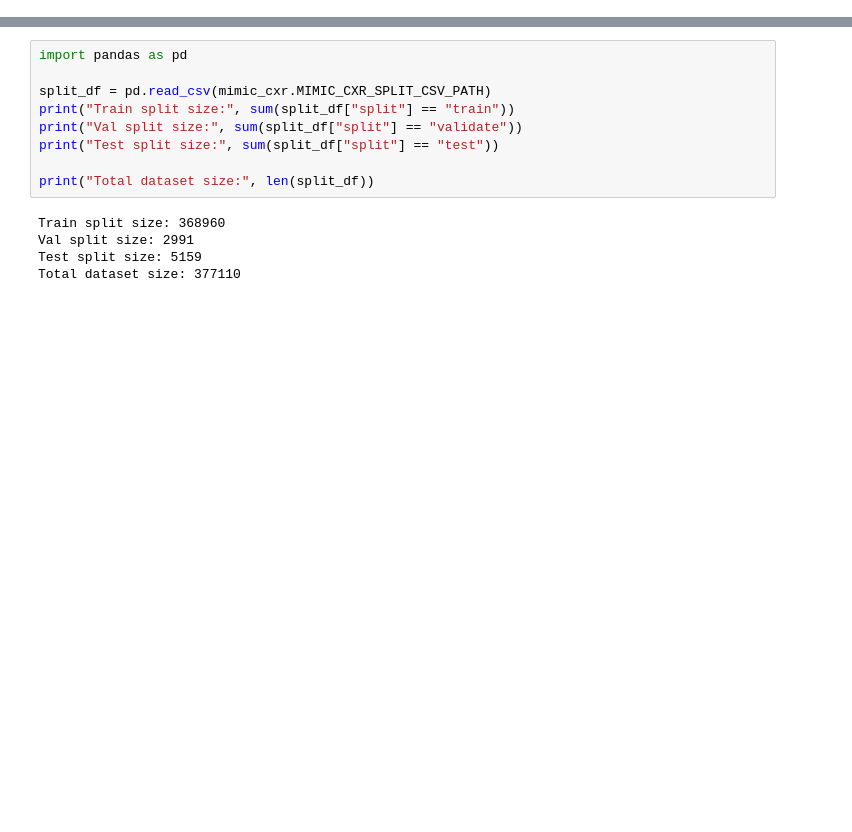
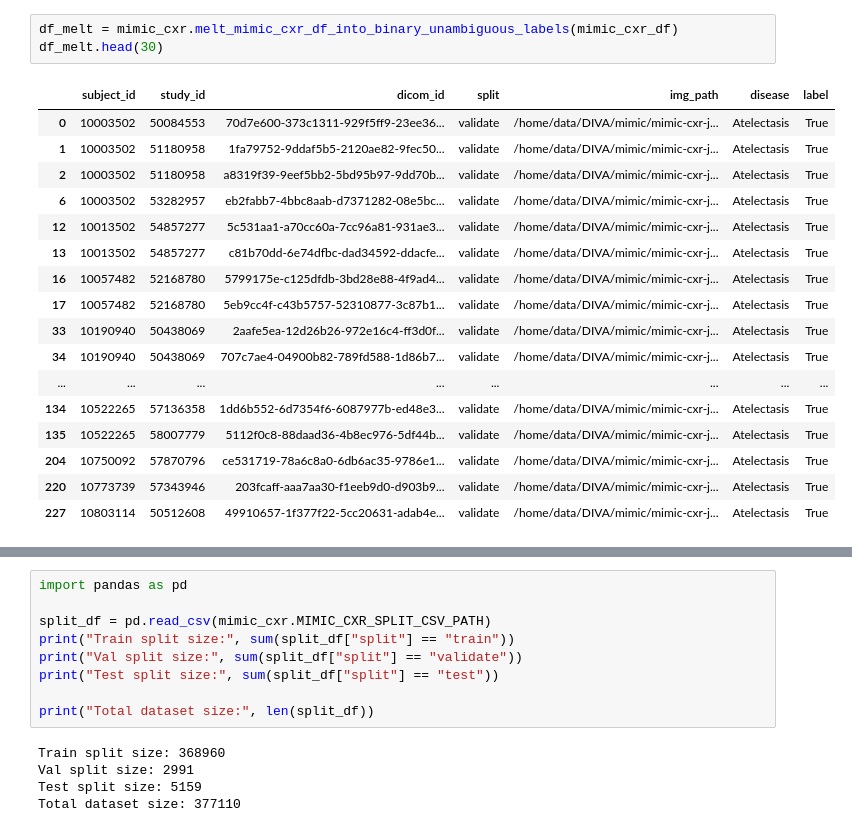
Before and after one commit to onurdenizguler/RewardingVisualDoubt, a Jupyter notebook: examinations/examine_mimic_cxr_dataset.ipynb, the cells around one changed output, grey strips where cells are left out. Drawn from its saved outputs; the diff is of its cells as text; blank space fills up the shorter version.

```diff
--- a/examinations/examine_mimic_cxr_dataset.ipynb
+++ b/examinations/examine_mimic_cxr_dataset.ipynb
@@ -11,3 +17,24 @@ mimic_cxr_df.head()
 | 2 | 10000032 | 53189527 | NaN | NaN | NaN | NaN | NaN | ... |
 | 3 | 10000032 | 53189527 | NaN | NaN | NaN | NaN | NaN | ... |
 | 4 | 10000032 | 53911762 | NaN | NaN | NaN | NaN | NaN | ... |
+# %%
+df_melt = mimic_cxr.melt_mimic_cxr_df_into_binary_unambiguous_labels(mimic_cxr_df)
+df_melt.head(30)
+# %% [output]
+|  | subject_id | study_id | dicom_id | split | img_path | disease | label |
+| 0 | 10003502 | 50084553 | 70d7e600-373c1311-929f5ff9-23ee36... | validate | /home/data/DIVA/mimic/mimic-cxr-j... | Atelectasis | True |
+| 1 | 10003502 | 51180958 | 1fa79752-9ddaf5b5-2120ae82-9fec50... | validate | /home/data/DIVA/mimic/mimic-cxr-j... | Atelectasis | True |
+| 2 | 10003502 | 51180958 | a8319f39-9eef5bb2-5bd95b97-9dd70b... | validate | /home/data/DIVA/mimic/mimic-cxr-j... | Atelectasis | True |
+| 6 | 10003502 | 53282957 | eb2fabb7-4bbc8aab-d7371282-08e5bc... | validate | /home/data/DIVA/mimic/mimic-cxr-j... | Atelectasis | True |
+| 12 | 10013502 | 54857277 | 5c531aa1-a70cc60a-7cc96a81-931ae3... | validate | /home/data/DIVA/mimic/mimic-cxr-j... | Atelectasis | True |
+| 13 | 10013502 | 54857277 | c81b70dd-6e74dfbc-dad34592-ddacfe... | validate | /home/data/DIVA/mimic/mimic-cxr-j... | Atelectasis | True |
+| 16 | 10057482 | 52168780 | 5799175e-c125dfdb-3bd28e88-4f9ad4... | validate | /home/data/DIVA/mimic/mimic-cxr-j... | Atelectasis | True |
+| 17 | 10057482 | 52168780 | 5eb9cc4f-c43b5757-52310877-3c87b1... | validate | /home/data/DIVA/mimic/mimic-cxr-j... | Atelectasis | True |
+| 33 | 10190940 | 50438069 | 2aafe5ea-12d26b26-972e16c4-ff3d0f... | validate | /home/data/DIVA/mimic/mimic-cxr-j... | Atelectasis | True |
+| 34 | 10190940 | 50438069 | 707c7ae4-04900b82-789fd588-1d86b7... | validate | /home/data/DIVA/mimic/mimic-cxr-j... | Atelectasis | True |
+| ... | ... | ... | ... | ... | ... | ... | ... |
+| 134 | 10522265 | 57136358 | 1dd6b552-6d7354f6-6087977b-ed48e3... | validate | /home/data/DIVA/mimic/mimic-cxr-j... | Atelectasis | True |
+| 135 | 10522265 | 58007779 | 5112f0c8-88daad36-4b8ec976-5df44b... | validate | /home/data/DIVA/mimic/mimic-cxr-j... | Atelectasis | True |
+| 204 | 10750092 | 57870796 | ce531719-78a6c8a0-6db6ac35-9786e1... | validate | /home/data/DIVA/mimic/mimic-cxr-j... | Atelectasis | True |
+| 220 | 10773739 | 57343946 | 203fcaff-aaa7aa30-f1eeb9d0-d903b9... | validate | /home/data/DIVA/mimic/mimic-cxr-j... | Atelectasis | True |
+| 227 | 10803114 | 50512608 | 49910657-1f377f22-5cc20631-adab4e... | validate | /home/data/DIVA/mimic/mimic-cxr-j... | Atelectasis | True |
```
Also changed, not shown: parts of 16 cells of this notebook, 11 other files.
